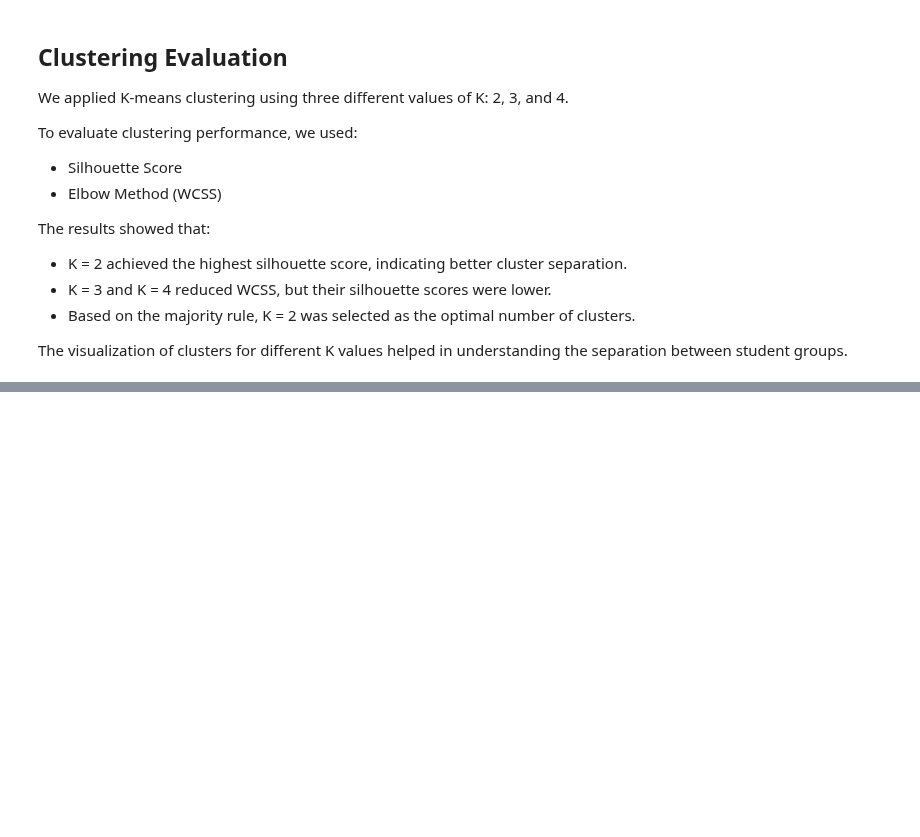
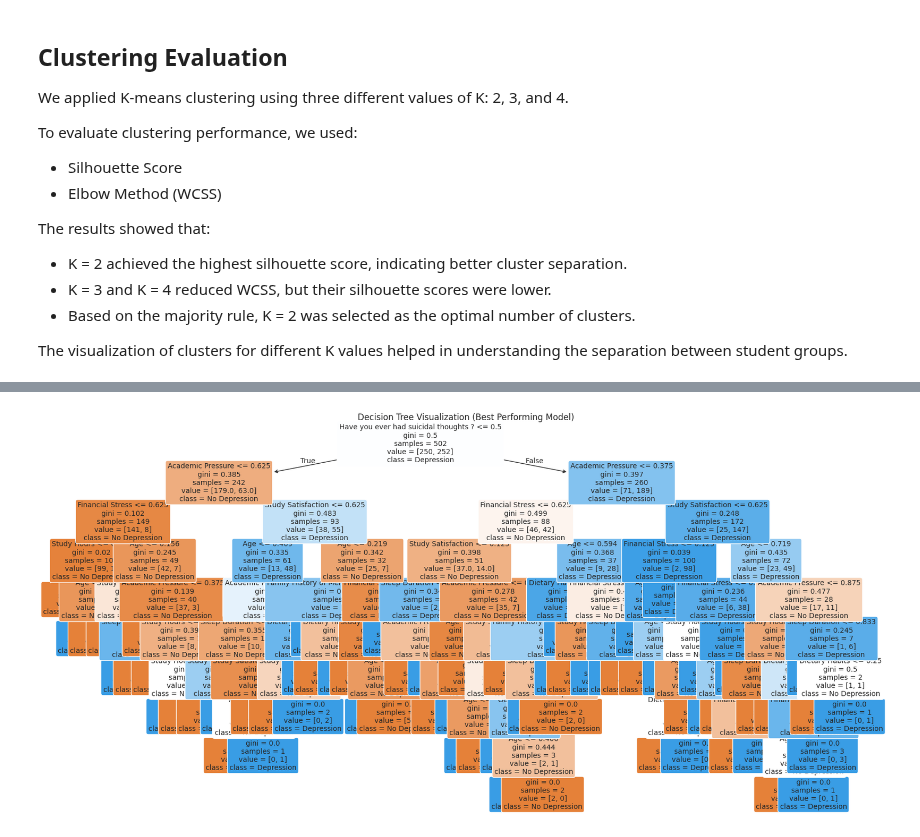
Before and after one commit to joodali25/IT326-DataMining-Project, a Jupyter notebook: Reports/Phase3.ipynb, the cells around one changed output, grey strips where cells are left out. Drawn from its saved outputs; the diff is of its cells as text; code cells hidden in the pictures; blank space fills up the shorter version.

```diff
--- a/Reports/Phase3.ipynb
+++ b/Reports/Phase3.ipynb
@@ -282,0 +298,24 @@ The visualization of clusters for different K values helped in understanding the
+# %%
+import matplotlib.pyplot as plt
+import seaborn as sns
+from sklearn.tree import plot_tree
+from sklearn.metrics import ConfusionMatrixDisplay
+import pandas as pd
+import numpy as np
+
+sns.set(style="whitegrid")
+# %%
+from sklearn.tree import plot_tree
+import matplotlib.pyplot as plt
+
+plt.figure(figsize=(20,10))
+plot_tree(model,
+          filled=True,
+          feature_names=X.columns,
+          class_names=['No Depression', 'Depression'],
+          rounded=True,
+          fontsize=10)
+plt.title("Decision Tree Visualization (Best Performing Model)")
+plt.show()
+# %% [output]
+[figure, added]
```
Also changed, not shown: parts of 17 cells of this notebook.
